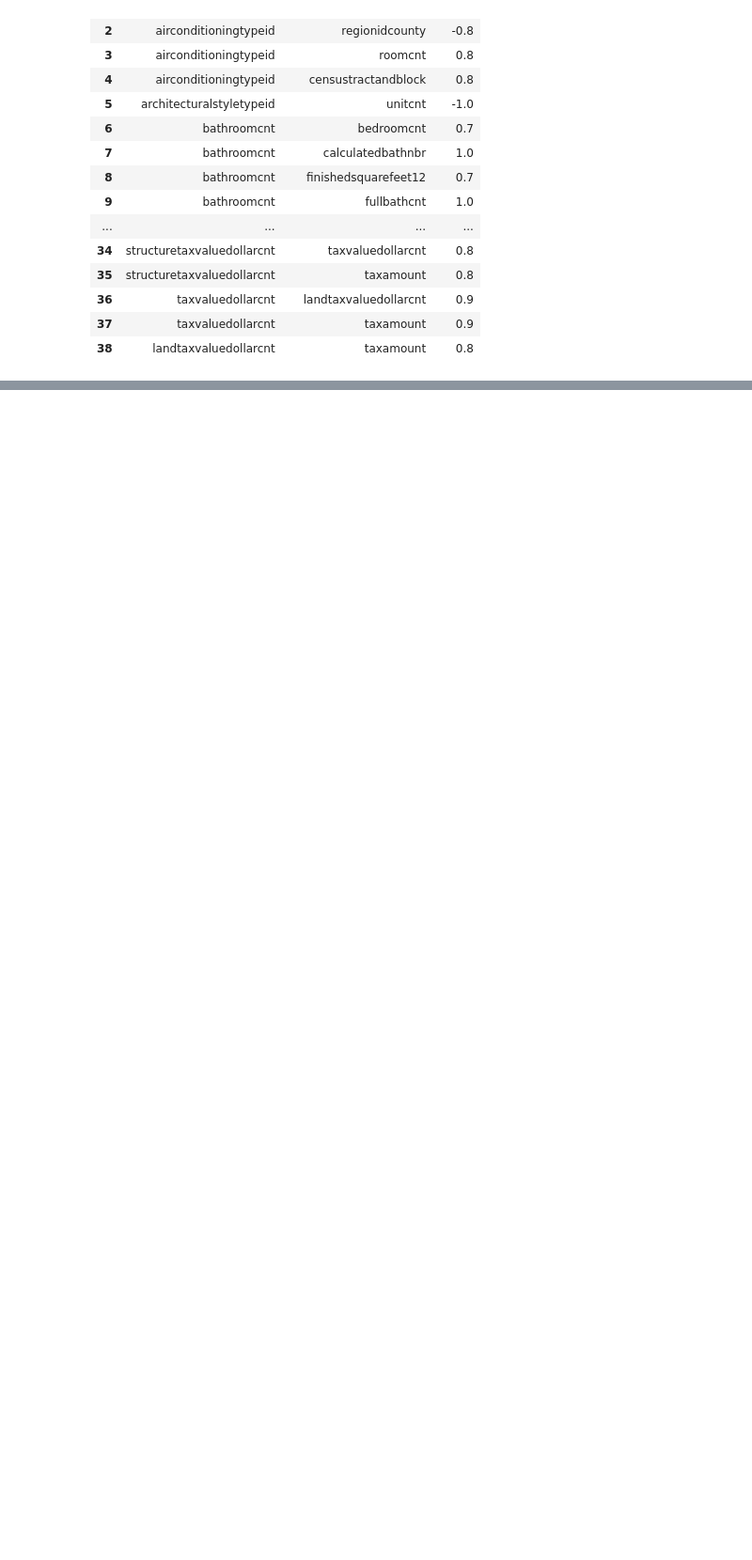
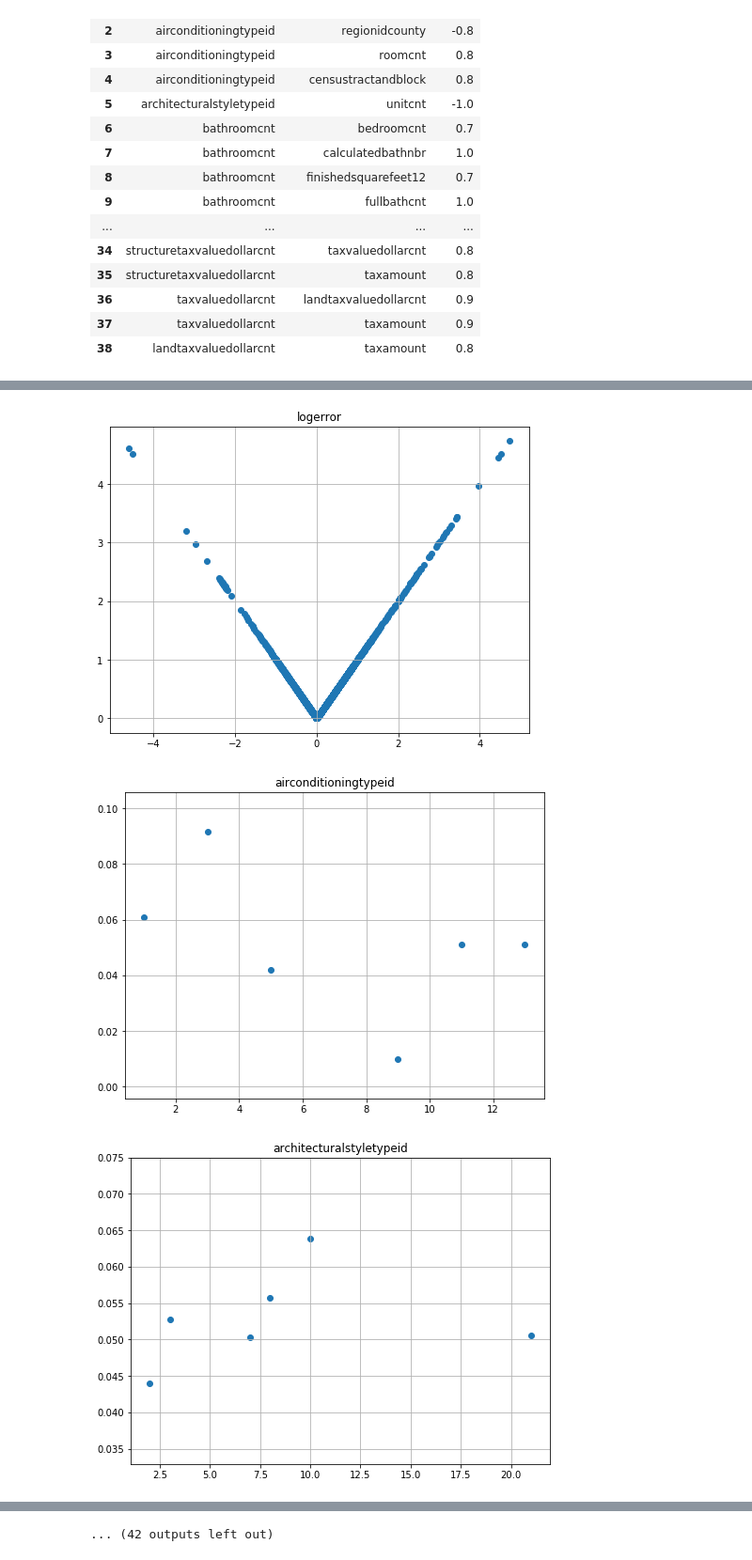
Before and after one commit to Rogue-Y/kaggle-zillow, a Jupyter notebook: Explore-data.ipynb, the cells around one changed output, grey strips where cells are left out. Shown at 94% size. Drawn from its saved outputs; the diff is of its cells as text; code cells hidden in the pictures; blank space fills up the shorter version.

```diff
--- a/Explore-data.ipynb
+++ b/Explore-data.ipynb
@@ -190,0 +242,8 @@ df_out
+# %%
+for col in df.columns:
+    if df[col].dtype == 'float64':
+        plot_feature_abserror(col)
+# %% [output]
+[figure, added]
+[figure, added]
+[figure, added]
@@ -190,0 +259 @@ df_out
+... (42 outputs left out)
```
Also changed, not shown: parts of 11 cells of this notebook, 5 other files.
